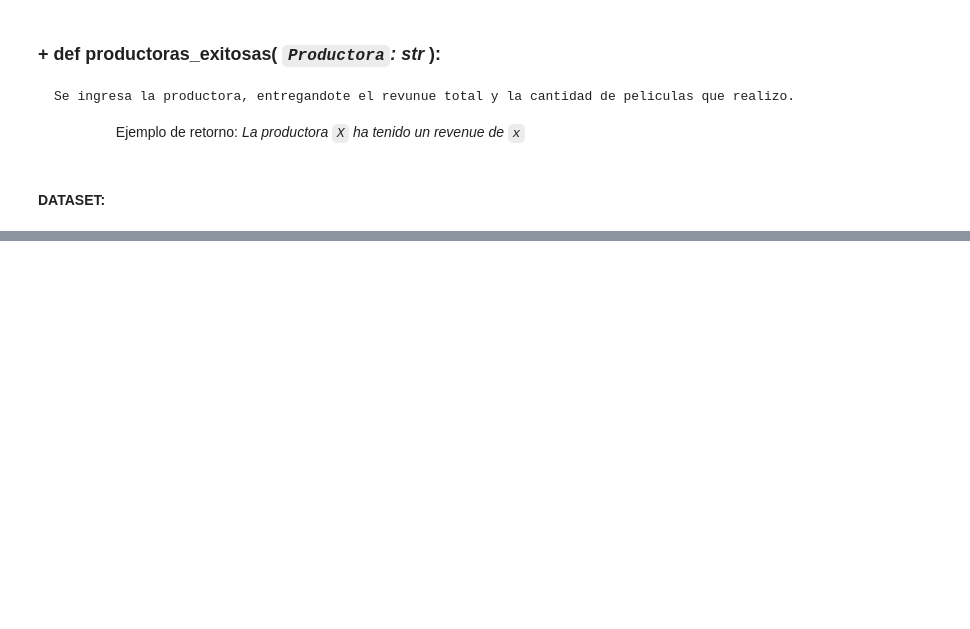
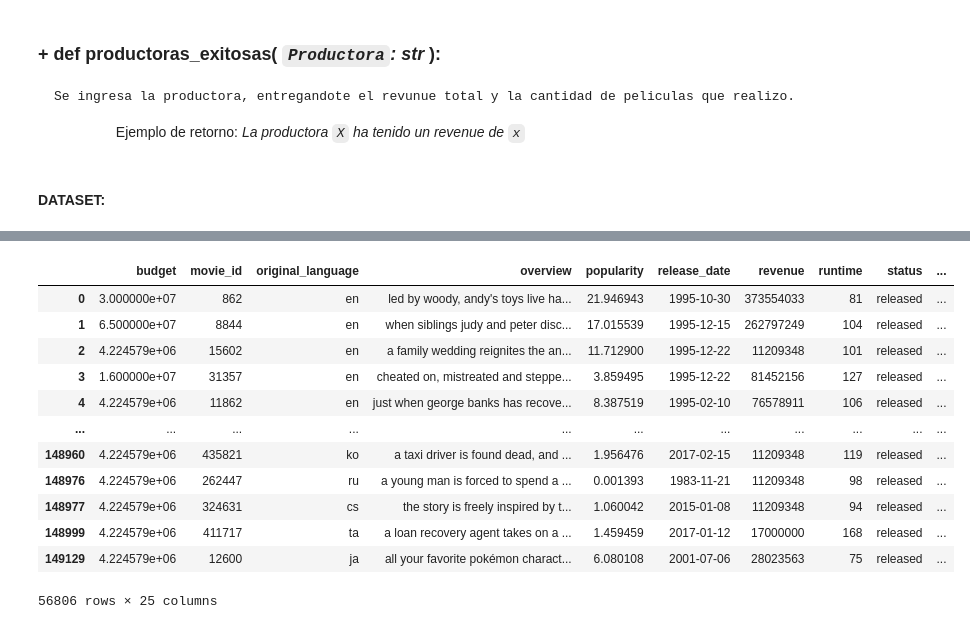
Before and after one commit to Lucaramallo/PI1_MLOps_Sistema_de_Recomendacion_Movies_ML, a Jupyter notebook: ETLs/Functios_testing/Functions_test.ipynb, the cells around one changed output, grey strips where cells are left out. Cells and saved outputs as stored; diff of their text form; code cells hidden in the pictures; blank space fills up the shorter version.

```diff
--- a/ETLs/Functios_testing/Functions_test.ipynb
+++ b/ETLs/Functios_testing/Functions_test.ipynb
@@ -502,0 +661,16 @@ df_movies
+# %%
+df_movies_directors
+# %% [output]
+|  | budget | movie_id | original_language | overview | popularity | release_date | revenue | runtime | status | ... |
+| 0 | 3.000000e+07 | 862 | en | led by woody, andy's toys live ha... | 21.946943 | 1995-10-30 | 373554033 | 81 | released | ... |
+| 1 | 6.500000e+07 | 8844 | en | when siblings judy and peter disc... | 17.015539 | 1995-12-15 | 262797249 | 104 | released | ... |
+| 2 | 4.224579e+06 | 15602 | en | a family wedding reignites the an... | 11.712900 | 1995-12-22 | 11209348 | 101 | released | ... |
+| 3 | 1.600000e+07 | 31357 | en | cheated on, mistreated and steppe... | 3.859495 | 1995-12-22 | 81452156 | 127 | released | ... |
+| 4 | 4.224579e+06 | 11862 | en | just when george banks has recove... | 8.387519 | 1995-02-10 | 76578911 | 106 | released | ... |
+| ... | ... | ... | ... | ... | ... | ... | ... | ... | ... | ... |
+| 148960 | 4.224579e+06 | 435821 | ko | a taxi driver is found dead, and ... | 1.956476 | 2017-02-15 | 11209348 | 119 | released | ... |
+| 148976 | 4.224579e+06 | 262447 | ru | a young man is forced to spend a ... | 0.001393 | 1983-11-21 | 11209348 | 98 | released | ... |
+| 148977 | 4.224579e+06 | 324631 | cs | the story is freely inspired by t... | 1.060042 | 2015-01-08 | 11209348 | 94 | released | ... |
+| 148999 | 4.224579e+06 | 411717 | ta | a loan recovery agent takes on a ... | 1.459459 | 2017-01-12 | 17000000 | 168 | released | ... |
+| 149129 | 4.224579e+06 | 12600 | ja | all your favorite pokémon charact... | 6.080108 | 2001-07-06 | 28023563 | 75 | released | ... |
+56806 rows × 25 columns
```
Also changed, not shown: parts of 18 cells of this notebook, 1 other file.
